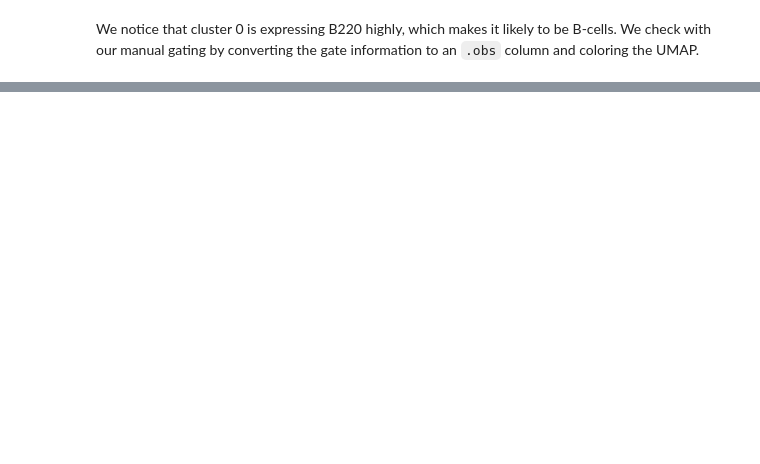
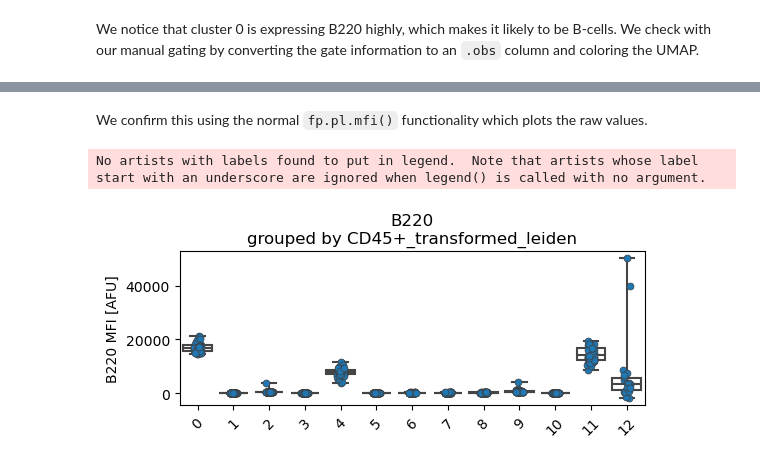
Before and after one commit to rgb-lab/FACSPy, a Jupyter notebook: vignettes/mouse_lineages/05_dataset_analysis_single_cell.ipynb, the cells around one changed output, grey strips where cells are left out. Saved outputs shown, nothing was run; the diff lists cells and outputs as text; code cells hidden in the pictures; blank space fills up the shorter version.

```diff
--- a/vignettes/mouse_lineages/05_dataset_analysis_single_cell.ipynb
+++ b/vignettes/mouse_lineages/05_dataset_analysis_single_cell.ipynb
@@ -696,0 +211,13 @@ fp.pl.marker_density(neus,
+# %% [markdown]
+We confirm this using the normal `fp.pl.mfi()` functionality which plots the raw values.
+# %%
+fp.pl.mfi(dataset,
+          data_group = "CD45+_transformed_leiden",
+          layer = "compensated",
+          marker = "B220",
+          groupby = "CD45+_transformed_leiden",
+          stat_test = False,
+          figsize = (6,2))
+# %% [output]
+No artists with labels found to put in legend.  Note that artists whose label start with an underscore are ignored when legend() is called with no argument.
+[figure, added]
```
Also changed, not shown: parts of 64 cells of this notebook, 12 other files.
